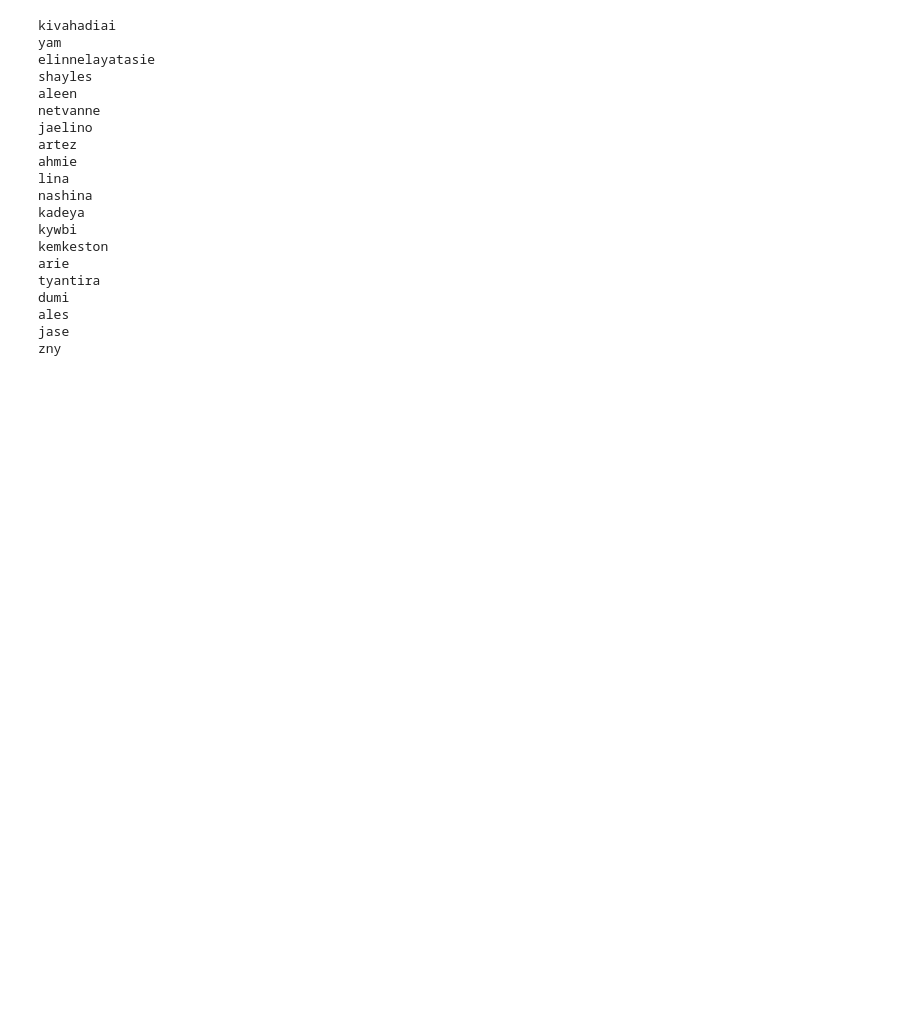
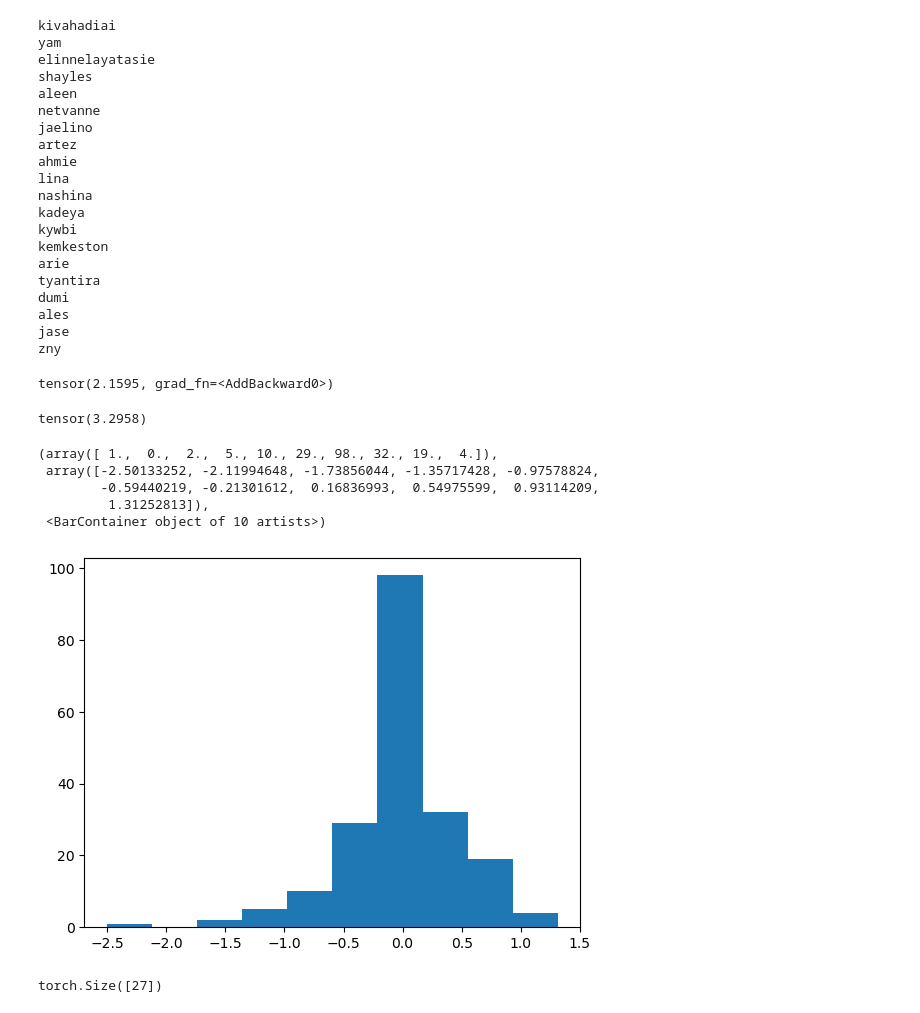
Before and after one commit to stkao05/makemore, a Jupyter notebook: mlp.ipynb, the cells around one changed output. Cells and saved outputs as stored; diff of their text form; code cells hidden in the pictures; blank space fills up the shorter version.

```diff
--- a/mlp.ipynb
+++ b/mlp.ipynb
@@ -103,11 +103,11 @@ x_dev, y_dev = create_ds(dev)
 x_test, y_test = create_ds(test)
 # %%
 def init_params(emb_size=10, hidden_size=100):
-    C = torch.randn(27, emb_size, device=device)
-    W1 = torch.randn(emb_size * ctx_size, hidden_size, device=device)
-    b1 = torch.randn(hidden_size, device=device)
-    W2 = torch.randn(hidden_size, 27, device=device)
-    b2 = torch.randn(27, device=device)
+    C = torch.normal(0, 1, (27, emb_size))
+    W1 = torch.normal(0, 0.1, (emb_size * ctx_size, hidden_size))
+    b1 = torch.zeros(hidden_size)
+    W2 = torch.normal(0, 0.1, (hidden_size, 27))
+    b2 = torch.zeros(27)
     params = [C, W1, b1, W2, b2]
 
     for p in params:
@@ -274,3 +266,9 @@ print(fit(params, 0.0001, 100000, weight_decay=0.1))
 (2.0950675010681152, 2.1339190006256104)
 (2.084526777267456, 2.1259031295776367)
 (2.0832579135894775, 2.1244590282440186)
+# %%
+params = init_params(10, 200)
+print(fit(params, 0.1, 100000, weight_decay=0.1))
+print(fit(params, 0.01, 100000, weight_decay=0.1))
+print(fit(params, 0.001, 100000, weight_decay=0.1))
+print(fit(params, 0.0001, 100000, weight_decay=0.1))
@@ -320,4 +323,24 @@ ales
 jase
 zny
 # %%
-forward(x_test, y_test, params, weight_decay=0):
+forward(x_test, y_test, params)
+# %% [output]
+tensor(2.1595, grad_fn=<AddBackward0>)
+# %%
+-torch.tensor(1/27).log()
+# %% [output]
+tensor(3.2958)
+# %%
+C, W1, b1, W2, b2 = params
+plt.hist(b1.detach().numpy())
+# %% [output]
+(array([ 1.,  0.,  2.,  5., 10., 29., 98., 32., 19.,  4.]),
+ array([-2.50133252, -2.11994648, -1.73856044, -1.35717428, -0.97578824,
+        -0.59440219, -0.21301612,  0.16836993,  0.54975599,  0.93114209,
+         1.31252813]),
+ <BarContainer object of 10 artists>)
+[figure, added]
+# %%
+b2.shape
+# %% [output]
+torch.Size([27])
```
Also changed, not shown: parts of 7 cells of this notebook.
